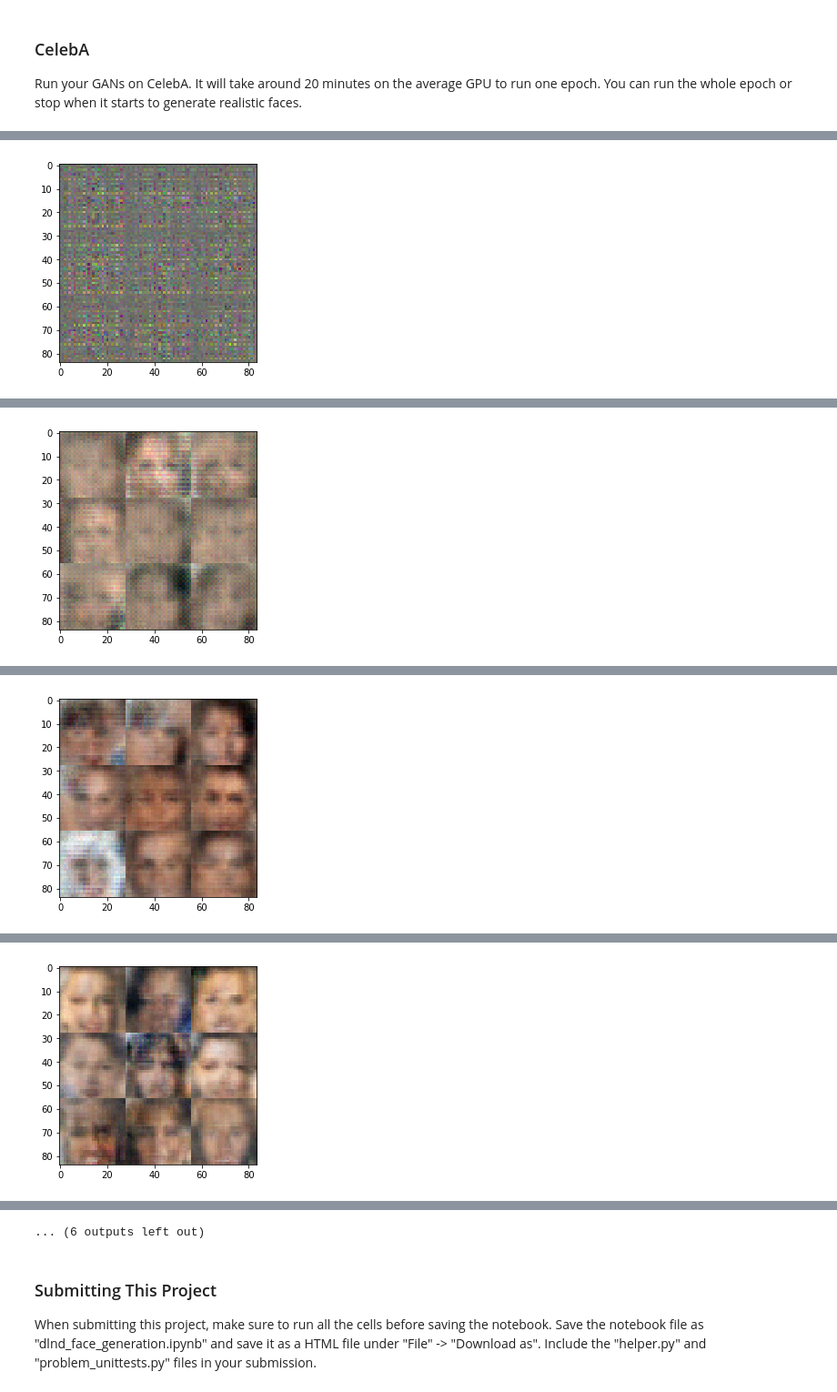
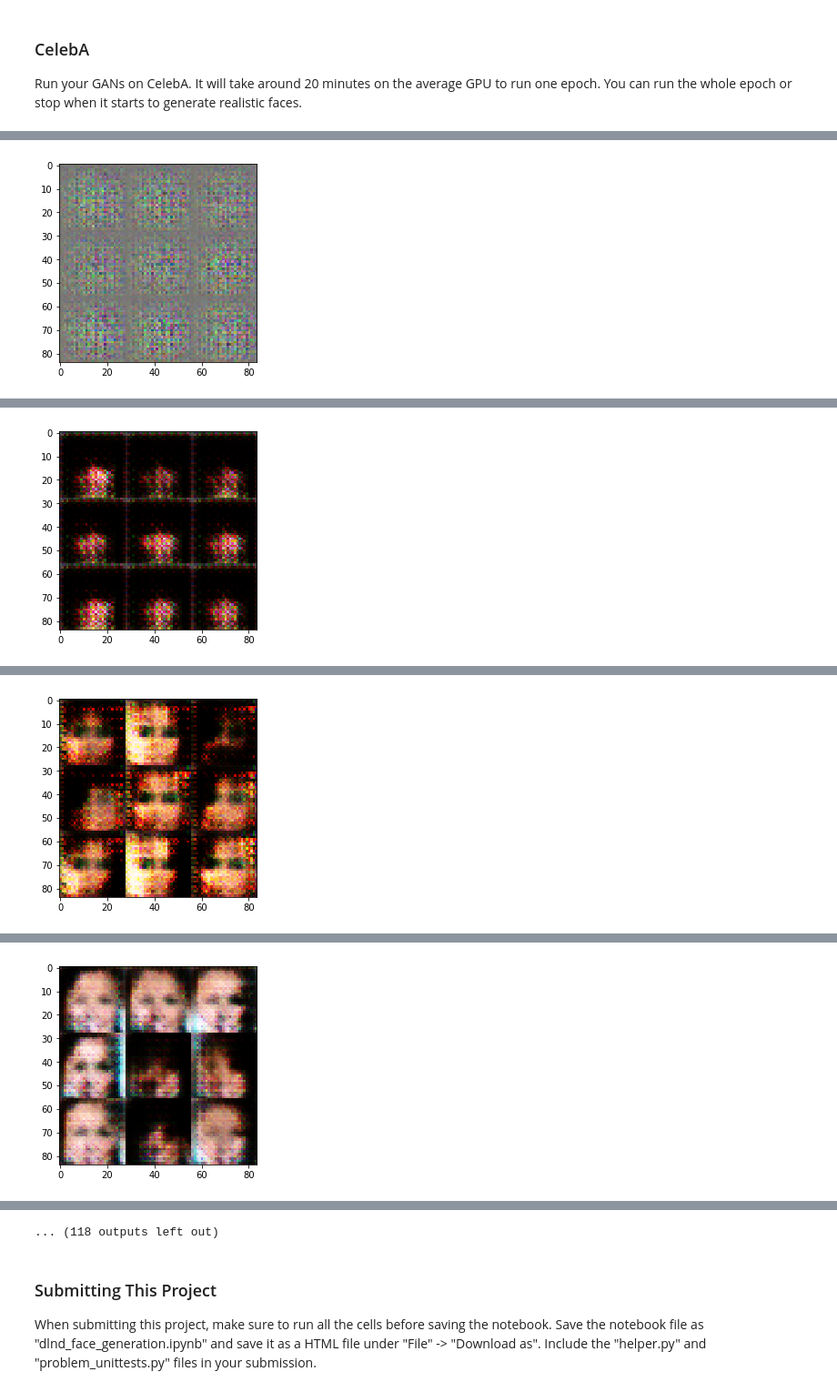
Before and after one commit to bryantravissmith/GAN---Face-Generations, a Jupyter notebook: dlnd_face_generation.ipynb, the cells around one changed output, grey strips where cells are left out. Shown at 91% size. Cells and saved outputs as stored; diff of their text form; code cells hidden in the pictures.

Commit message:
reran and fit models

```diff
--- a/dlnd_face_generation.ipynb
+++ b/dlnd_face_generation.ipynb
@@ -183,8 +189,9 @@ Tests Passed
 ### Generator
 Implement `generator` to generate an image using `z`. This function should be able to reuse the variables in the neural network.  Use [`tf.variable_scope`](https://www.tensorflow.org/api_docs/python/tf/variable_scope) with a scope name of "generator" to allow the variables to be reused. The function should return the generated 28 x 28 x `out_channel_dim` images.
 # %%
+
 import problem_unittests as tests
-def generator(z, out_channel_dim, reuse=False, is_train=True, alpha=0.2):
+def generator(z, out_channel_dim, is_train=True, alpha=0.2):
     """
     Create the generator network
     :param z: Input z
@@ -193,28 +200,30 @@ def generator(z, out_channel_dim, reuse=False, is_train=True, alpha=0.2):
     :return: The tensor output of the generator
     """
     # TODO: Implement Function
-    with tf.variable_scope('generator',reuse=reuse):
-        size = 4*4*256
+
+    with tf.variable_scope('generator',reuse=not is_train):
+        size =4*4*512
         layer_1 = tf.layers.dense(z, size, activation=None)
-        layer_1 = tf.reshape(layer_1, (-1, 4, 4, 256))
+        layer_1 = tf.reshape(layer_1, (-1, 4, 4, 512))
         layer_1 = tf.layers.batch_normalization(layer_1, training=is_train)
         layer_1 = tf.maximum(alpha * layer_1, layer_1)
 
-        #input  4x4x256
-        layer_2 = tf.layers.conv2d_transpose(layer_1,128, 3, strides=2, padding='same')
+        #input  4x4x512
+        layer_2 = tf.layers.conv2d_transpose(layer_1,128, 4, strides=1, padding='valid')
         layer_2 = tf.layers.batch_normalization(layer_2, training=is_train)
         layer_2 = tf.maximum(alpha * layer_2, layer_2)
 
         #input 8x8x128
-        layer_3 = tf.layers.conv2d_transpose(layer_2,64, 3, strides=2, padding='same')
+        layer_3 = tf.layers.conv2d_transpose(layer_2,64, 5, strides=2, padding='same')
         layer_3 = tf.layers.batch_normalization(layer_3, training=is_train)
         layer_3 = tf.maximum(alpha * layer_3, layer_3)
 
+        layer_4 = tf.layers.conv2d_transpose(layer_3, 32, 5, strides=2, padding='same')
+        layer_4 = tf.layers.batch_normalization(layer_4, training=is_train)
+        layer_4 = tf.maximum(alpha * layer_4, layer_4)
+
         #input 16x16x64
-        layer_4 = tf.image.resize_images(layer_3, (14,14))
-
-        #input 14x14x64
-        logits = tf.layers.conv2d_transpose(layer_4, out_channel_dim, 3, strides=2, padding='same')
+        logits= tf.layers.conv2d_transpose(layer_4, out_channel_dim,3, strides=1, padding='same')
         out = tf.tanh(logits)
 
     return out
@@ -242,7 +251,7 @@ def model_loss(input_real, input_z, out_channel_dim, alpha=0.2):
     """
     # TODO: Implement Function
     g_model = generator(input_z, out_channel_dim, alpha=alpha)
-    d_model_real, d_logits_real = discriminator(input_real, alpha=alpha)
+    d_model_real, d_logits_real = discriminator(input_real, reuse=False, alpha=alpha)
     d_model_fake, d_logits_fake = discriminator(g_model, reuse=True, alpha=alpha)
 
     d_loss_real = tf.reduce_mean(
@@ -318,7 +327,7 @@ def show_generator_output(sess, n_images, input_z, out_channel_dim, image_mode):
     example_z = np.random.uniform(-1, 1, size=[n_images, z_dim])
 
     samples = sess.run(
-        generator(input_z, out_channel_dim, is_train=False, reuse=True),
+        generator(input_z, out_channel_dim, is_train=False),
         feed_dict={input_z: example_z})
 
     images_grid = helper.images_square_grid(samples, image_mode)
@@ -357,6 +366,7 @@ def train(epoch_count, batch_size, z_dim, learning_rate, beta1, get_batches, dat
         for epoch_i in range(epoch_count):
             for i, batch_images in enumerate(get_batches(batch_size)):
 
+                batch_images *= 2
                 batch_z = np.random.uniform(-1, 1, size=(batch_size, z_dim))
                 # TODO: Train Model
                 _, d_loss_value = sess.run([d_train_opt, d_loss], feed_dict={images: batch_images, z: batch_z, lr: learning_rate })
@@ -368,7 +378,7 @@ def train(epoch_count, batch_size, z_dim, learning_rate, beta1, get_batches, dat
 
             print("After Epoch {}".format(epoch_i))
             print("Discriminator Loss: {} \nGenerator Loss: {}".format(d_loss_value, g_loss_value))
-            show_generator_output(sess, 9, z, data_shape[3], data_image_mode)
+            show_generator_output(sess, 25, z, data_shape[3], data_image_mode)
 # %% [markdown]
 ### MNIST
 Test your GANs architecture on MNIST.  After 2 epochs, the GANs should be able to generate images that look like handwritten digits.  Make sure the loss of the generator is lower than the loss of the discriminator or close to 0.
@@ -414,10 +423,10 @@ Generator Loss: 3.9300990104675293
 ### CelebA
 Run your GANs on CelebA.  It will take around 20 minutes on the average GPU to run one epoch.  You can run the whole epoch or stop when it starts to generate realistic faces.
 # %%
-batch_size = 256
+batch_size = 32
 z_dim = 100
-learning_rate = 0.001
-beta1 = 0.1
+learning_rate = 0.0005
+beta1 = 0.5
 
 
 """
@@ -436 +445 @@ Generator Loss: 6.065814971923828
-[figure, old version]
+[figure, new version]
@@ -439 +448 @@ Generator Loss: 4.583003044128418
-[figure, old version]
+[figure, new version]
@@ -442 +451 @@ Generator Loss: 1.863088846206665
-[figure, old version]
+[figure, new version]
@@ -445 +454 @@ Generator Loss: 0.8746625185012817
-[figure, old version]
+[figure, new version]
@@ -452,4 +461,4 @@ Generator Loss: 2.2142043113708496
-... (6 outputs left out)
+... (118 outputs left out)
 # %% [markdown]
 ### Submitting This Project
 When submitting this project, make sure to run all the cells before saving the notebook. Save the notebook file as "dlnd_face_generation.ipynb" and save it as a HTML file under "File" -> "Download as". Include the "helper.py" and "problem_unittests.py" files in your submission.
```
Also changed, not shown: parts of 4 cells of this notebook, 1 other file.
